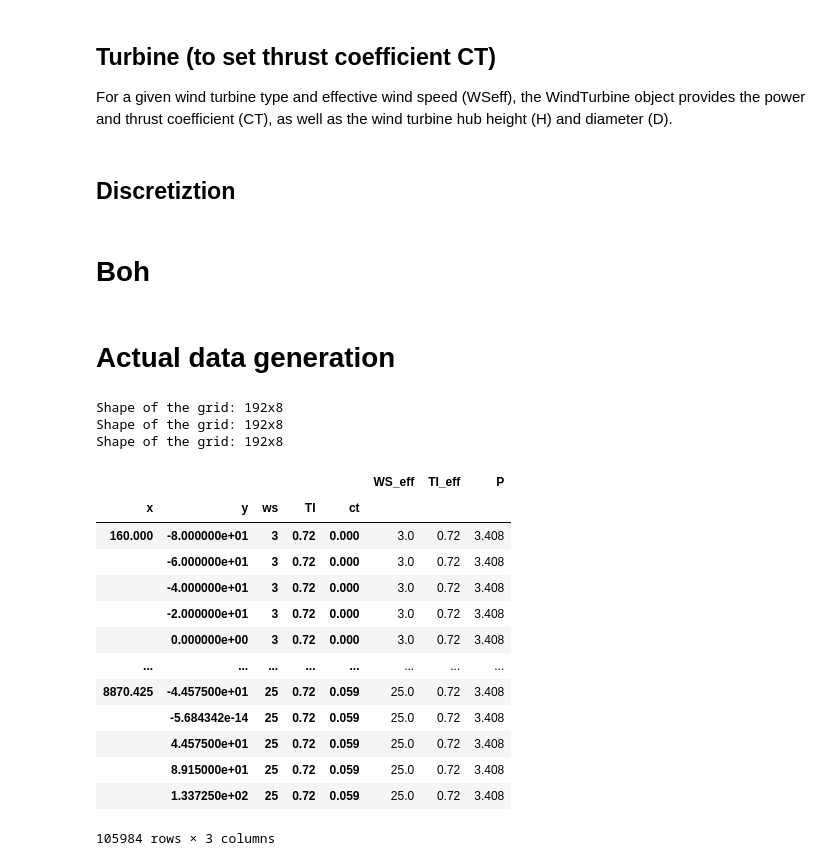
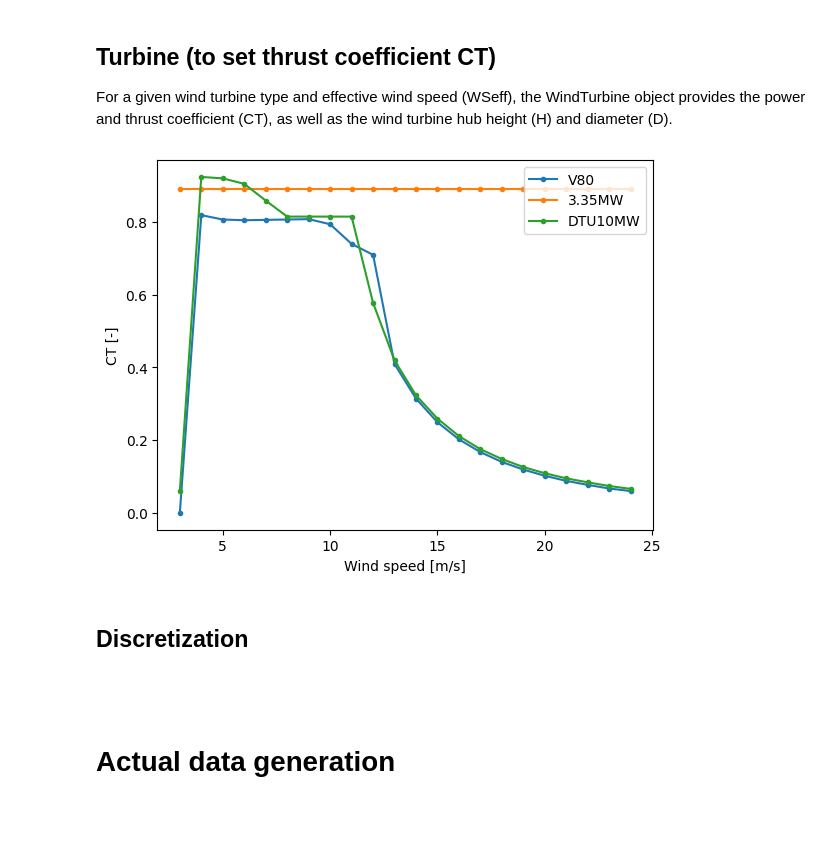
Before and after one commit to NiccoloMorabito/Ainslie-surrogate, a Jupyter notebook: data_generation_ainslie.ipynb, the cells around one changed output. Cells and saved outputs as stored; diff of their text form; code cells hidden in the pictures; blank space fills up the shorter version.

```diff
--- a/data_generation_ainslie.ipynb
+++ b/data_generation_ainslie.ipynb
@@ -67,22 +75,44 @@ For a given wind turbine type and effective wind speed (WSeff), the WindTurbine
 # %%
 # TODO decide what turbine(s) to use (custom or predefined) and see how to set other parameters
 
-def get_wind_turbines(u: list[int] = [5, 10, 15, 20, 25],
-                      power: list[float] = [0, 0, 0, 0, 0], #####
-                      ct: list[float] = [0.99, 0.5, 0.75, .3, 0.9]) -> list[WindTurbine]:
+def OLD_get_wind_turbines() -> list[WindTurbine]:
+    '''option 1 (obsolete)'''
     # you need 3 parameters for a custom turbine: u (ws_values), power and ct curves
     # (see how powerCtFunction is initialized in the pre-defined turbines)
-    custom_turbine = WindTurbine(name="custom", diameter=80, hub_height=321, powerCtFunction=PowerCtTabular(u, power,'kW', ct))
+    u: list[int] = [5, 10, 15, 20, 25]
+    power: list[float] = [1000, 1000, 1000, 1000, 1000]
+    ct: list[float] = [0.99, 0.5, 0.75, .3, 0.9]
+    custom_turbine = WindTurbine(name="custom", diameter=100, hub_height=100, powerCtFunction=PowerCtTabular(u, power,'kW', ct))
 
+    '''implemented options (to delete)'''
     return [V80(), IEA37_WindTurbines(), DTU10MW()]  #, custom_turbine]
 
-def plot_ct_curves(custom_turbine) -> None:
+def get_wind_turbine(ct: float) -> WindTurbine:
+    # diameter, hub height and power norm taken from IEA37 as these params affect the simulation
+    # TODO update values or try different ones?
+    diameter = 198
+    hub_height = 119
+    power_norm = 10000
+    return GenericWindTurbine(name="AinslieTurbine",
+                              diameter=diameter, hub_height=hub_height, power_norm=power_norm,
+                              constant_ct=ct)
+
+def plot_ct_curves(custom_turbine = None) -> None:
     # plot Ct curve
     plt.xlabel('Wind speed [m/s]')
     plt.ylabel('CT [-]')
 
-    wts = WindTurbines.from_WindTurbine_lst([V80(), IEA37_WindTurbines(), DTU10MW(), custom_turbine])
+    l = [V80(), IEA37_WindTurbines(), DTU10MW()]
+    if custom_turbine:
+        l.append(custom_turbine)
+    wts = WindTurbines.from_WindTurbine_lst(l)
     ws = np.arange(3,25)
     for t in wts.types():
         plt.plot(ws, wts.ct(ws, type=t),'.-', label=wts.name(t))
     plt.legend(loc=1)
+
+plot_ct_curves()
+# %% [output]
+[figure, added]
+# %% [markdown]
+## Discretization
@@ -89,2 +134,2 @@ def plot_ct_curves(custom_turbine) -> None:
 # %% [markdown]
-## Discretiztion
+#
@@ -106,5 +136,3 @@ def get_discretized_grid(diameter: int) -> HorizontalGrid: #TODO decide whether
-# %% [markdown]
-# Boh
 # %%
 def generate_wake_dataframe(sim_res: SimulationResult, grid: HorizontalGrid, wind_speed: float, wind_turbine: WindTurbine) -> pd.DataFrame:
     """
@@ -171,8 +185,12 @@ def plot_wake_from_xr_dataset(ds):
 # %% [markdown]
 # Actual data generation
 # %%
-sites = get_sites(turbulence_intensity=0.72)
-wind_turbines = get_wind_turbines()
+TIs = np.arange(0, 1, 0.01) #TODO check which right values
+CTs = np.arange(0, 1, 0.01) #TODO check range which right values
+WIND_SPEED = 12
+
+sites = [get_site(turbulence_intensity=ti, wind_speed=WIND_SPEED) for ti in TIs]
+wind_turbines = [get_wind_turbine(ct=ct) for ct in CTs]
 
 dataframes = list()
 for site, wind_turbine in itertools.product(sites, wind_turbines):
@@ -187,35 +205,19 @@ for site, wind_turbine in itertools.product(sites, wind_turbines):
         h=None,                      # wind turbine heights (defaults to the heights defined in windTurbines)
         type=0,                      # Wind turbine types
         wd=WD_RANGE,                 # Wind direction (None for default -> 0-360° in bins of 1°)
-        ws=WS_RANGE,                 # Wind speed (None for default -> 3-25 m/s in bins of 1 m/s)
+        ws=WIND_SPEED,                 # Wind speed (None for default -> 3-25 m/s in bins of 1 m/s)
         #TI = 0.15 # DO NOT SET TI HERE, this is not taken into account when calling flow_map (TI depends on the chosen site)
+        #TODO yaw = 0 prova putting this parameter
     ) # type: ignore
 
-    for wind_speed in WS_RANGE:
+    #for wind_speed in WS_RANGE:
         #TODO find the final solution for the data structure for input and output variables
         #input_tensor = torch.FloatTensor([wind_speed, ct, TI]) #TODO add other input features
         #WS_eff_output, TI_eff_output = generate_wake_fields(sim_res, horizontal_grid, wind_speed=wind_speed, with_plot=True)
-        df = generate_wake_dataframe(sim_res, horizontal_grid, wind_speed, wind_turbine)
+    df = generate_wake_dataframe(sim_res, horizontal_grid, wind_speed=WIND_SPEED, wind_turbine=wind_turbine) #TODO wind_speed value
         #TODO add control to make sure that I do not add the same input variables twice
-        dataframes.append(df)
+    #dataframes.append(df)
+
 
 final_df = pd.concat(dataframes)
 final_df
-# %% [output]
-Shape of the grid: 192x8
-Shape of the grid: 192x8
-Shape of the grid: 192x8
-|  |  |  |  |  | WS_eff | TI_eff | P |
-| x | y | ws | TI | ct |  |  |  |
-| 160.000 | -8.000000e+01 | 3 | 0.72 | 0.000 | 3.0 | 0.72 | 3.408 |
-|  | -6.000000e+01 | 3 | 0.72 | 0.000 | 3.0 | 0.72 | 3.408 |
-|  | -4.000000e+01 | 3 | 0.72 | 0.000 | 3.0 | 0.72 | 3.408 |
-|  | -2.000000e+01 | 3 | 0.72 | 0.000 | 3.0 | 0.72 | 3.408 |
-|  | 0.000000e+00 | 3 | 0.72 | 0.000 | 3.0 | 0.72 | 3.408 |
-| ... | ... | ... | ... | ... | ... | ... | ... |
-| 8870.425 | -4.457500e+01 | 25 | 0.72 | 0.059 | 25.0 | 0.72 | 3.408 |
-|  | -5.684342e-14 | 25 | 0.72 | 0.059 | 25.0 | 0.72 | 3.408 |
-|  | 4.457500e+01 | 25 | 0.72 | 0.059 | 25.0 | 0.72 | 3.408 |
-|  | 8.915000e+01 | 25 | 0.72 | 0.059 | 25.0 | 0.72 | 3.408 |
-|  | 1.337250e+02 | 25 | 0.72 | 0.059 | 25.0 | 0.72 | 3.408 |
-105984 rows × 3 columns
```
Also changed, not shown: parts of 9 cells of this notebook.
